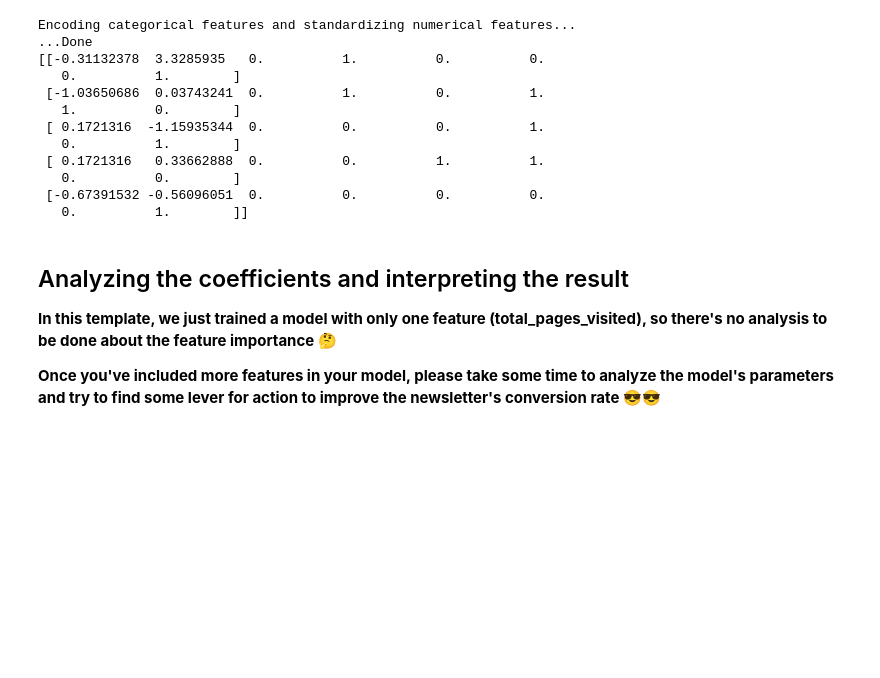
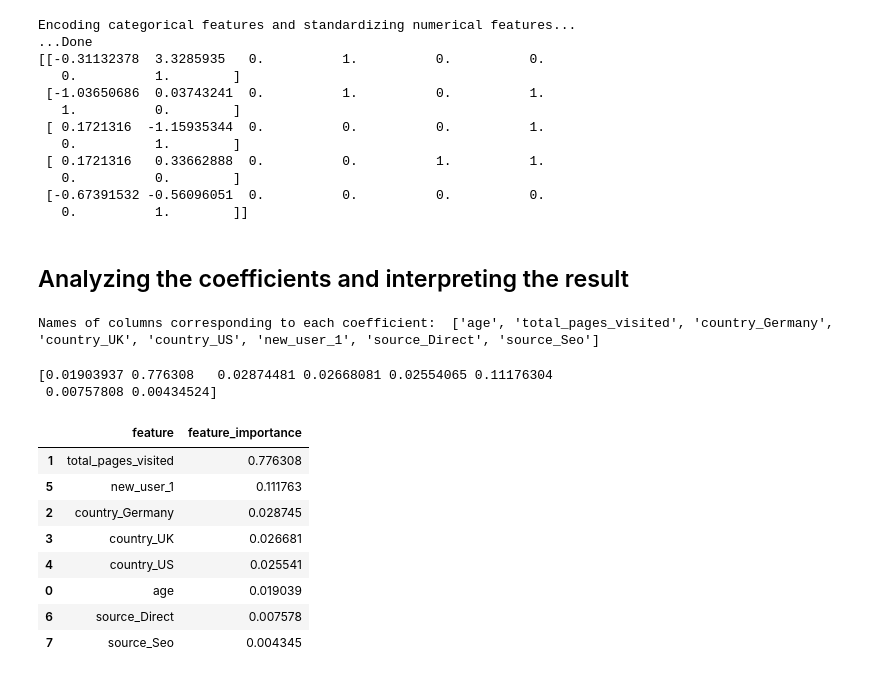
Before and after one commit to YuliyaSheichenka/Certification_Bloc_3, a Jupyter notebook: conversion_rate/3_Conversion_rate_challenge_Xgboost_Feature_Importance.ipynb, the cells around one changed output. Drawn from its saved outputs; the diff is of its cells as text; code cells hidden in the pictures; blank space fills up the shorter version.

Commit message:
improved feature importance graphs in walmart and conversion rate

```diff
--- a/conversion_rate/3_Conversion_rate_challenge_Xgboost_with_GridSearch.ipynb
+++ b/conversion_rate/3_Conversion_rate_challenge_Xgboost_Feature_Importance.ipynb
@@ -274,5 +271,41 @@ Y_predictions.to_csv('conversion_data_test_predictions_YULIYA-model4.csv', index
-# %% [markdown]
-## Analyzing the coefficients and interpreting the result
-**In this template, we just trained a model with only one feature (total_pages_visited), so there's no analysis to be done about the feature importance 🤔**
-
-**Once you've included more features in your model, please take some time to analyze the model's parameters and try to find some lever for action to improve the newsletter's conversion rate 😎😎**
+# %% [markdown]
+## Analyzing the coefficients and interpreting the result
+# %%
+# Getting feature names corresponding to each coefficient:
+column_names = []
+for name, pipeline, features_list in preprocessor.transformers_: # loop over pipelines
+    if name == 'num': # if pipeline is for numeric variables
+        features = features_list # just get the names of columns to which it has been applied
+    else: # if pipeline is for categorical variables
+        features = pipeline.named_steps['encoder'].get_feature_names_out() # get output columns names from OneHotEncoder
+    column_names.extend(features) # concatenate features names
+
+print("Names of columns corresponding to each coefficient: ", column_names)
+# %% [output]
+Names of columns corresponding to each coefficient:  ['age', 'total_pages_visited', 'country_Germany', 'country_UK', 'country_US', 'new_user_1', 'source_Direct', 'source_Seo']
+# %%
+# Getting feature importance as an array
+feature_importance = best_xgboost.best_estimator_.feature_importances_
+print(feature_importance)
+
+# Converting to list
+feature_importance = feature_importance.tolist()
+
+feature_importance_df = pd.DataFrame(list(zip(column_names, feature_importance)),
+                                     columns = ['feature', 'feature_importance'])
+
+feature_importance_df = feature_importance_df.sort_values(by='feature_importance', ascending=False)
+
+feature_importance_df
+# %% [output]
+[0.01903937 0.776308   0.02874481 0.02668081 0.02554065 0.11176304
+ 0.00757808 0.00434524]
+|  | feature | feature_importance |
+| 1 | total_pages_visited | 0.776308 |
+| 5 | new_user_1 | 0.111763 |
+| 2 | country_Germany | 0.028745 |
+| 3 | country_UK | 0.026681 |
+| 4 | country_US | 0.025541 |
+| 0 | age | 0.019039 |
+| 6 | source_Direct | 0.007578 |
+| 7 | source_Seo | 0.004345 |
```
Also changed, not shown: parts of 11 cells of this notebook, 4 other files.
